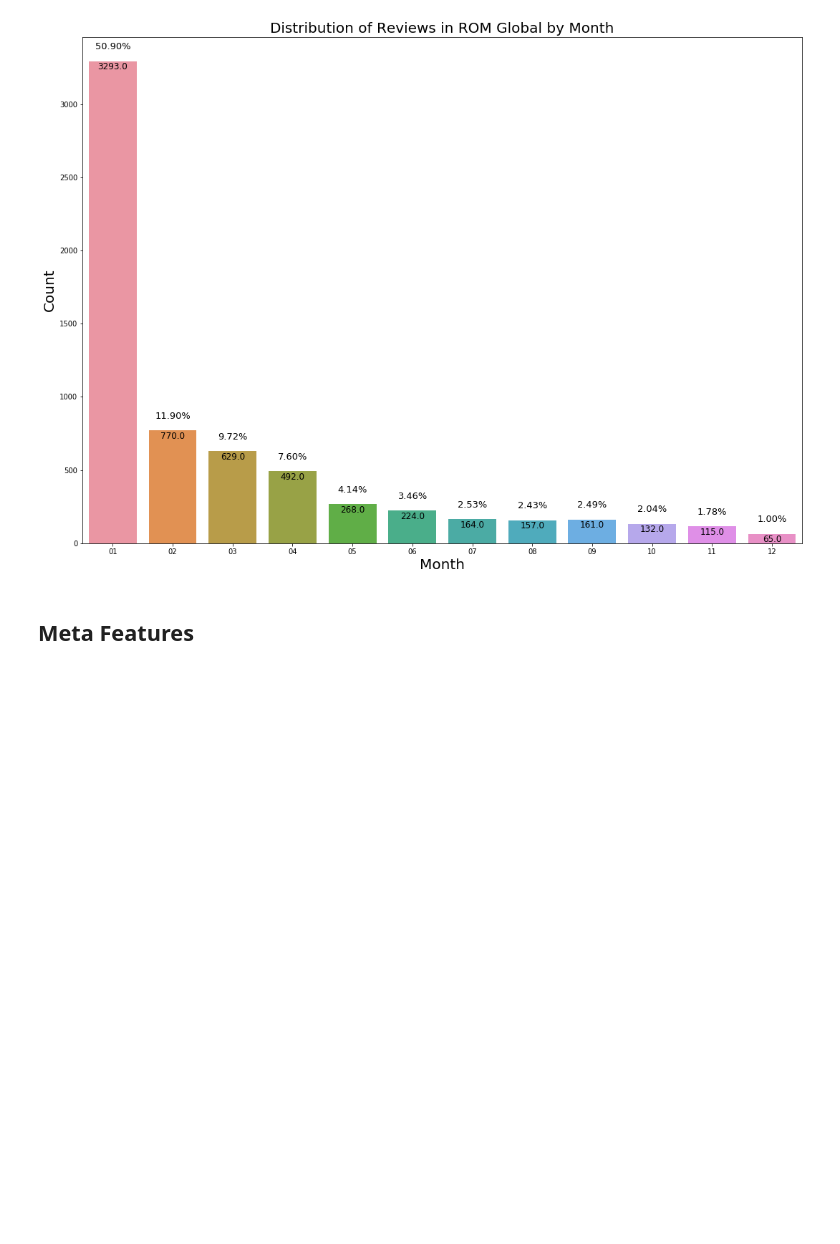
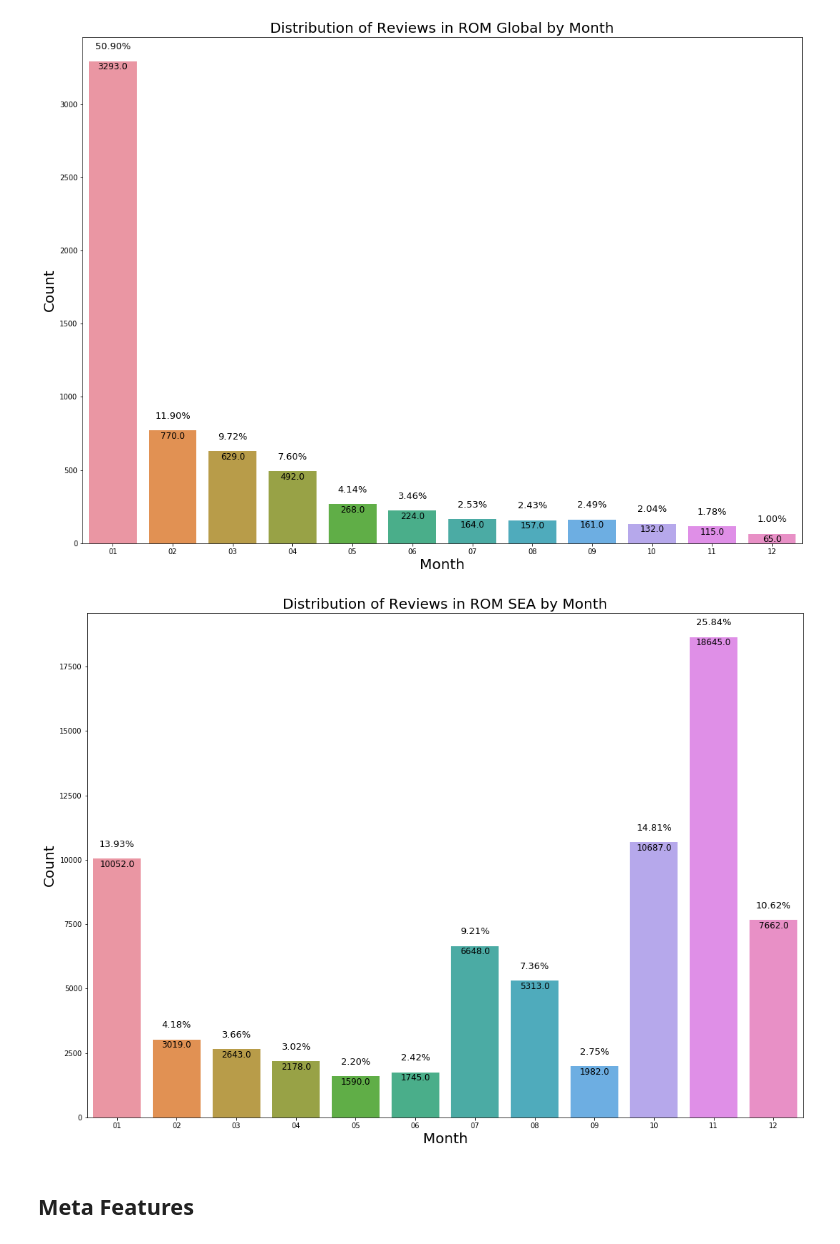
Before and after one commit to Moses-Lin/romreview, a Jupyter notebook: EDA.ipynb, the cells around one changed output. Saved outputs shown, nothing was run; the diff lists cells and outputs as text; code cells hidden in the pictures; blank space fills up the shorter version.

```diff
--- a/EDA.ipynb
+++ b/EDA.ipynb
@@ -397,20 +397,22 @@ for p in ax.patches:
 # %%
 plt.figure(figsize=(18,13))
 ax = sns.barplot(reviewseamonthcount['month'], reviewseamonthcount['counts'])
 
 plt.title('Distribution of Reviews in ROM SEA by Month', fontsize = 20)
 plt.ylabel('Count', fontsize = 20)
 plt.xlabel('Month', fontsize = 20)
 
 
 for p in ax.patches:
-             ax.annotate("%.2f" % (p.get_height()*100/sum(reviewglobalmonthcount['counts']))+'%', (p.get_x() + p.get_width() / 2., p.get_height()),
+             ax.annotate("%.2f" % (p.get_height()*100/sum(reviewseamonthcount['counts']))+'%', (p.get_x() + p.get_width() / 2., p.get_height()),
                  ha='center', va='center', fontsize=13, color='black', xytext=(0, 20),
                  textcoords='offset points')
 
 for p in ax.patches:
              ax.annotate(str(p.get_height()), (p.get_x() + p.get_width() / 2., p.get_height()),
                  ha='center', va='center', fontsize=12, color='black', xytext=(0, -8),
                  textcoords='offset points')
+# %% [output]
+[figure, added]
 # %% [markdown]
 ## Meta Features
```
Also changed, not shown: parts of 11 cells of this notebook.
